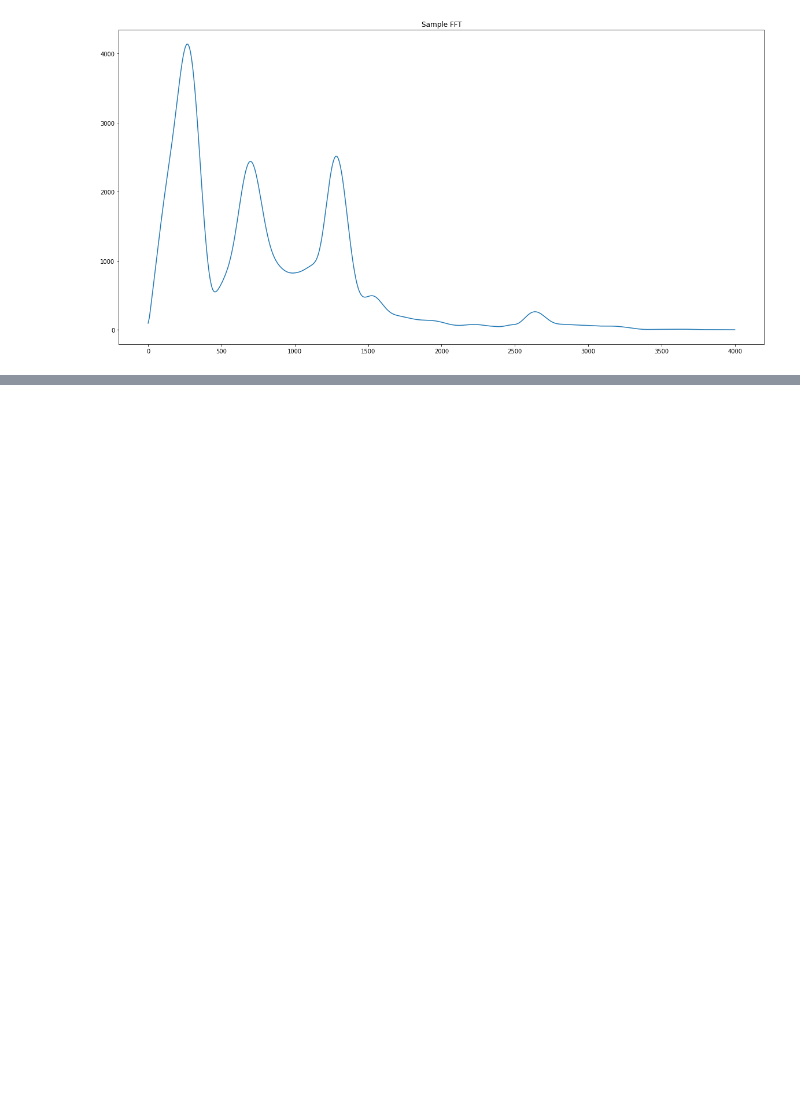
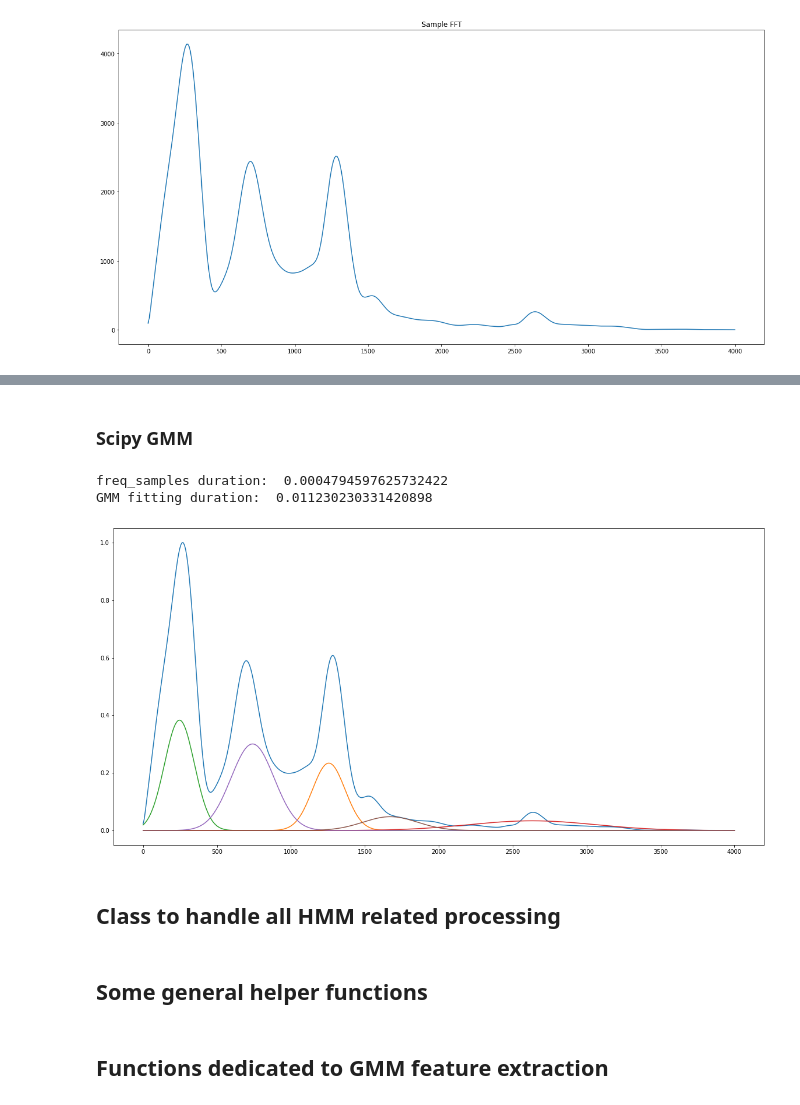
Before and after one commit to greg9702/GMM-ASR, a Jupyter notebook: project.ipynb, the cells around one changed output, grey strips where cells are left out. Drawn from its saved outputs; the diff is of its cells as text; code cells hidden in the pictures; blank space fills up the shorter version.

```diff
--- a/project.ipynb
+++ b/project.ipynb
@@ -143,3 +149,36 @@ for i in range(NUM_MODELS):
+# %% [markdown]
+### Scipy GMM
+# %%
+start_time = time()
+freq_samples = samples_from_fft(freq, ampl_fft)
+freq_samples_time = time()
+print("freq_samples duration: ", freq_samples_time - start_time)
+
+gmm = mixture.GaussianMixture(n_components=NUM_MODELS, max_iter=NUM_ITERS)
+gmm.fit(freq_samples.reshape(freq_samples.shape[0],1))
+
+gmm_time = time()
+print("GMM fitting duration: ", gmm_time - freq_samples_time)
+
+gmm_features = np.append(np.append(gmm.weights_, gmm.means_), gmm.covariances_)
+gmm_features = np.reshape(gmm_features, (1, -1))
+distributions = []
+for i in range(NUM_MODELS):
+    distributions.append(multivariate_normal(
+        mean=gmm.means_[i],
+        cov=gmm.covariances_[i]))
+
+plt.figure(figsize=(20,10))
+plt.plot(freq, ampl_fft / max(ampl_fft))
+
+for i in range(NUM_MODELS):
+    plt.plot(freq, gmm.weights_[i] * distributions[i].pdf(freq) / max(distributions[i].pdf(freq))) # PDF functions normalized and weighted by phi - prior probability for a given Gaussian
+# %% [output]
+freq_samples duration:  0.0004794597625732422
+GMM fitting duration:  0.011230230331420898
+[figure, added]
+# %% [markdown]
+## Class to handle all HMM related processing
 # %%
 # Class to handle all HMM related processing
 class HMMTrainer(object):
@@ -164,6 +203,8 @@ class HMMTrainer(object):
     # Run the model on input data
     def get_score(self, input_data):
         return self.model.score(input_data)
+# %% [markdown]
+## Some general helper functions
 # %%
 Label = str
 Features = np.ndarray
@@ -268,3 +260,5 @@ def predict_label(models_list: ModelsList, features: Features) -> Label:
             max_score = score
             best_label = label
     return best_label
+# %% [markdown]
+## Functions dedicated to GMM feature extraction
```
Also changed, not shown: parts of 17 cells of this notebook.
